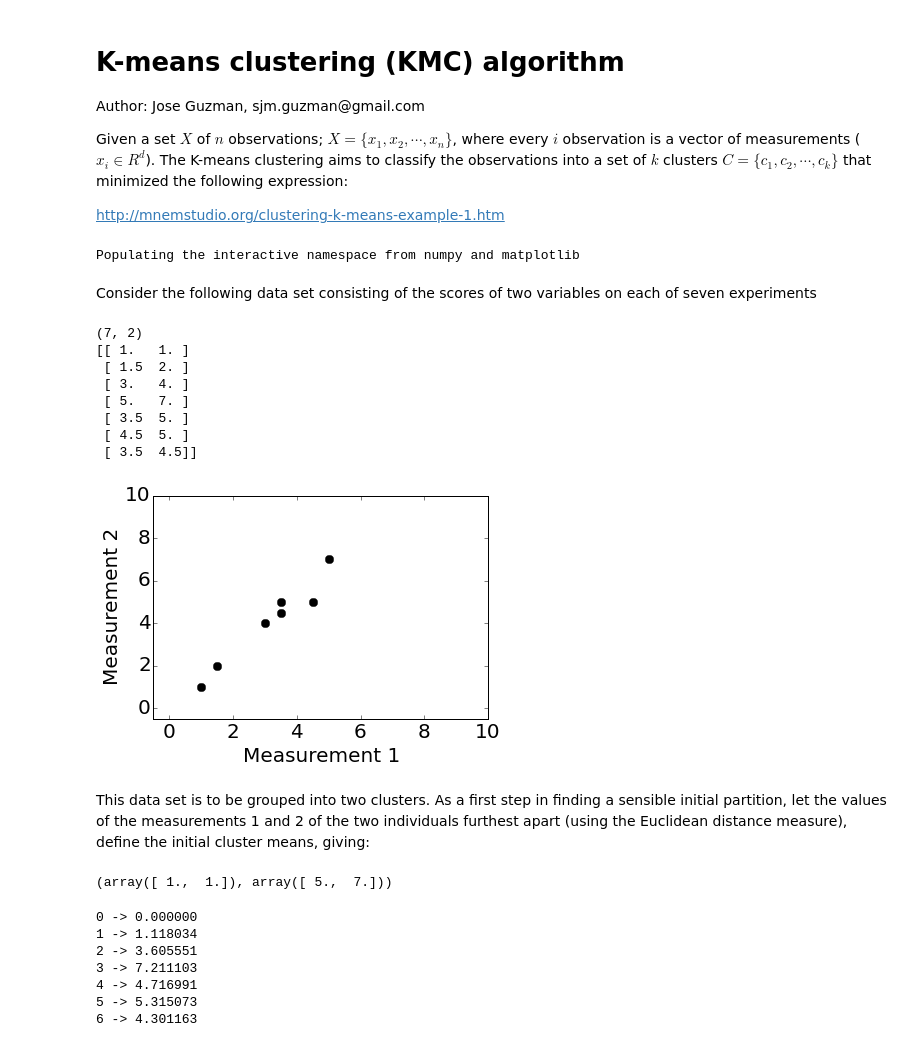
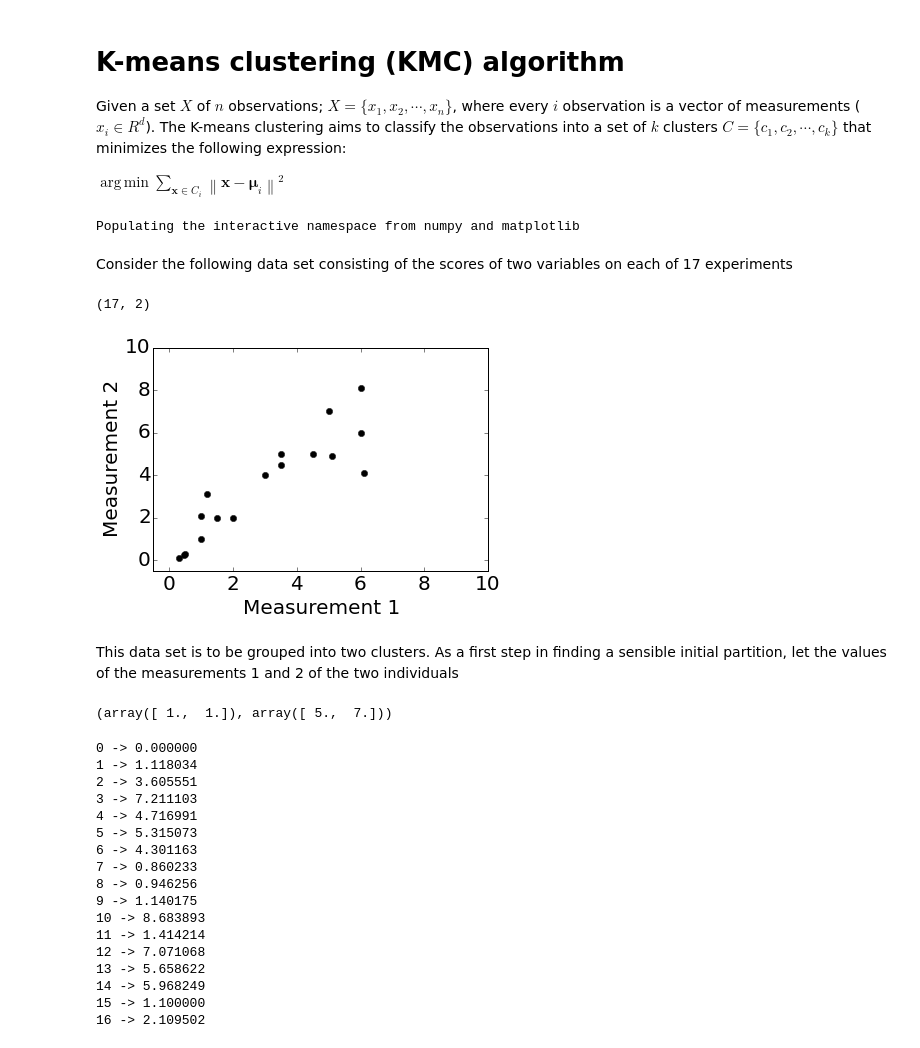
Before and after one commit to OrielBanne/myIPythonNotebooks, a Jupyter notebook: Signal_Processing/KMC.ipynb, the cells around one changed output. Cells and saved outputs as stored; diff of their text form; code cells hidden in the pictures.

```diff
--- a/Signal_Processing/KMC.ipynb
+++ b/Signal_Processing/KMC.ipynb
@@ -1,13 +1,13 @@
 # %% [markdown]
 <H1>K-means clustering (KMC) algorithm </H1>
-<p>
-Author: Jose Guzman, sjm.guzman@gmail.com
-</p>
+
 <P>
-Given a set $X$ of $n$ observations; $X = \{x_1, x_2, \cdots, x_n\}$, where every $i$ observation is a vector of measurements ($x_i \in R^d$). The K-means clustering aims to classify the observations into a set of $k$ clusters $C =\{c_1, c_2, \cdots, c_k\}$ that minimized the following expression:
+Given a set $X$ of $n$ observations; $X = \{x_1, x_2, \cdots, x_n\}$, where every $i$ observation is a vector of measurements ($x_i \in R^d$). The K-means clustering aims to classify the observations into a set of $k$ clusters $C =\{c_1, c_2, \cdots, c_k\}$ that minimizes the following expression:
 </P>
 
-http://mnemstudio.org/clustering-k-means-example-1.htm
+$
+\displaystyle{\operatorname{arg\,min}}  \sum_{\mathbf x \in C_i} \left\| \mathbf x - \boldsymbol\mu_i \right\|^2
+$
 # %%
 %pylab inline
 import matplotlib
@@ -17,32 +17,24 @@ from scipy.spatial import distance
 # %% [output]
 Populating the interactive namespace from numpy and matplotlib
 # %% [markdown]
-Consider the following data set consisting of the scores of two variables on each of seven experiments
+Consider the following data set consisting of the scores of two variables on each of 17 experiments
-# %%
-x = np.array([[1.0, 1.0], [1.5 ,2.0], [3.0, 4.0], [5.0, 7.0],[3.5, 5.0],[4.5, 5.0],[3.5, 4.5]])
-x.shape
-print(x.shape)
-print(x)
-# %% [output]
-(7, 2)
-[[ 1.   1. ]
- [ 1.5  2. ]
- [ 3.   4. ]
- [ 5.   7. ]
- [ 3.5  5. ]
- [ 4.5  5. ]
- [ 3.5  4.5]]
+# %%
+x = np.loadtxt("data.txt")
+x.shape
+print(x.shape)
+# %% [output]
+(17, 2)
 # %%
 # Plot 2 measurements
 for i in x:
-    plt.plot(i[0],i[1], 'ko', markersize=8);
+    plt.plot(i[0],i[1], 'ko');
 plt.xlim(-0.5, 10);
 plt.ylim(-0.5, 10);
 plt.xlabel('Measurement 1', fontsize=20);
 plt.ylabel('Measurement 2', fontsize=20);
 # %% [output]
-[figure, old version]
+[figure, new version]
 # %% [markdown]
 This data set is to be grouped into two clusters.
-As a first step in finding a sensible initial partition, let the values of the measurements 1 and 2 of the two individuals furthest apart (using the Euclidean distance measure), define the initial cluster means, giving:
+As a first step in finding a sensible initial partition, let the values of the measurements 1 and 2 of the two individuals
 # %%
@@ -66,6 +58,16 @@ for i, obs in enumerate(x):
 4 -> 4.716991
 5 -> 5.315073
 6 -> 4.301163
+7 -> 0.860233
+8 -> 0.946256
+9 -> 1.140175
+10 -> 8.683893
+11 -> 1.414214
+12 -> 7.071068
+13 -> 5.658622
+14 -> 5.968249
+15 -> 1.100000
+16 -> 2.109502
 # %%
 # calculate Euclidean distances from centroid 2
 sample2 = list()
```
Also changed, not shown: parts of 14 cells of this notebook, 1 other file.
